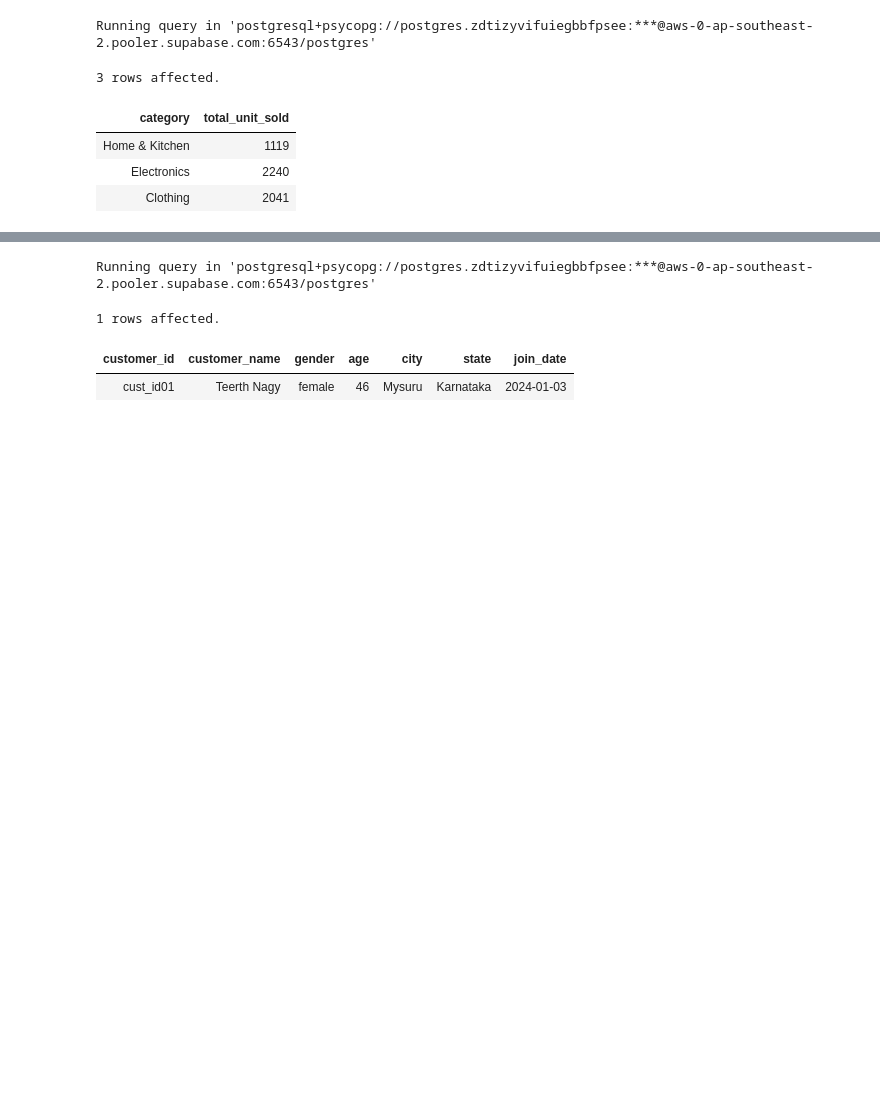
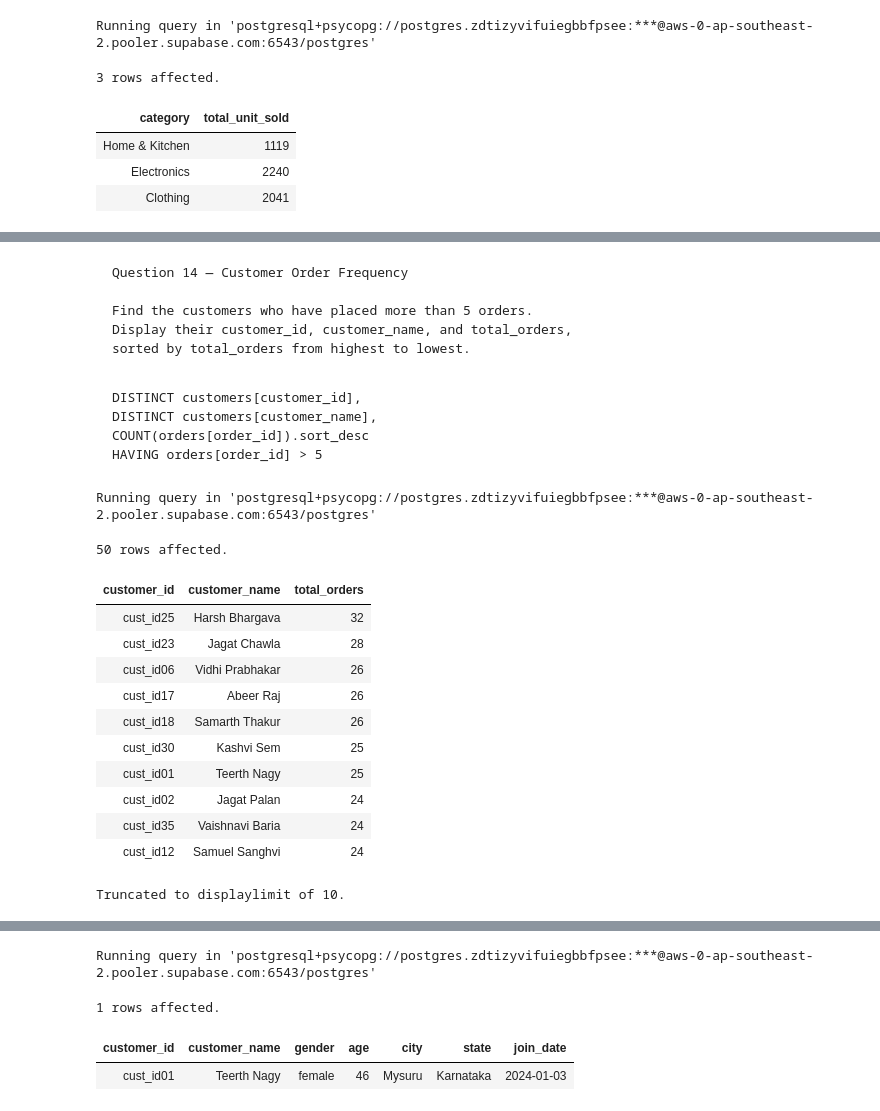
Before and after one commit to umesh-creates/sql_pandas_exercise_and_notes, a Jupyter notebook: retail_analysis exercise/retail_analysis.ipynb, the cells around one changed output, grey strips where cells are left out. Drawn from its saved outputs; the diff is of its cells as text; code cells hidden in the pictures; blank space fills up the shorter version.

Commit message:
retail analysis exercise join having and order by with limit

```diff
--- a/retail_analysis exercise/retail_analysis.ipynb
+++ b/retail_analysis exercise/retail_analysis.ipynb
@@ -435,3 +475,42 @@ Running query in 'postgresql+psycopg://postgres.zdtizyvifuiegbbfpsee:***@aws-0-a
+# %% [markdown]
+<pre>Question 14 — Customer Order Frequency
+
+Find the customers who have placed more than 5 orders.
+Display their customer_id, customer_name, and total_orders,
+sorted by total_orders from highest to lowest.</pre>
+# %% [markdown]
+<pre>
+DISTINCT customers[customer_id],
+DISTINCT customers[customer_name],
+COUNT(orders[order_id]).sort_desc
+HAVING orders[order_id] > 5
+</pre>
+# %%
+%%sql
+SELECT c.customer_id, c.customer_name, COUNT(o.order_id) AS total_orders
+
+FROM retail_analysis.customers c
+JOIN retail_analysis.orders o
+ON o.customer_id = c.customer_id
+
+GROUP BY c.customer_id, c.customer_name
+HAVING COUNT(o.order_id) > 5
+ORDER BY total_orders DESC;
+# %% [output]
+Running query in 'postgresql+psycopg://postgres.zdtizyvifuiegbbfpsee:***@aws-0-ap-southeast-2.pooler.supabase.com:6543/postgres'
+50 rows affected.
+| customer_id | customer_name | total_orders |
+| cust_id25 | Harsh Bhargava | 32 |
+| cust_id23 | Jagat Chawla | 28 |
+| cust_id06 | Vidhi Prabhakar | 26 |
+| cust_id17 | Abeer Raj | 26 |
+| cust_id18 | Samarth Thakur | 26 |
+| cust_id30 | Kashvi Sem | 25 |
+| cust_id01 | Teerth Nagy | 25 |
+| cust_id02 | Jagat Palan | 24 |
+| cust_id35 | Vaishnavi Baria | 24 |
+| cust_id12 | Samuel Sanghvi | 24 |
+Truncated to displaylimit of 10.
 # %%
 %%sql
 SELECT * FROM retail_analysis.orders LIMIT 1;
```
Also changed, not shown: parts of 4 cells of this notebook.
